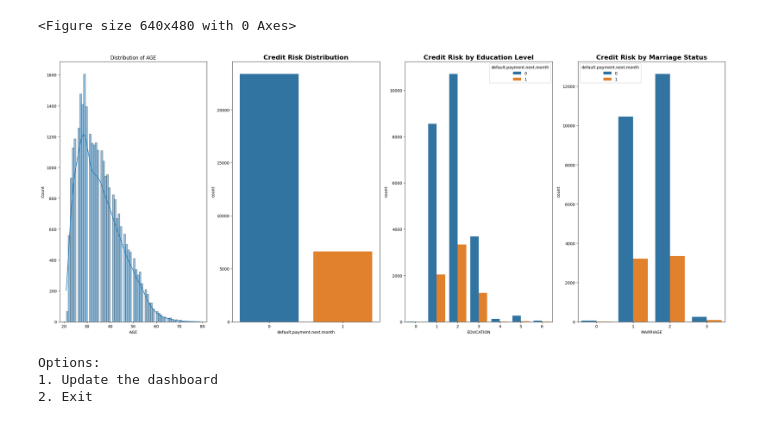
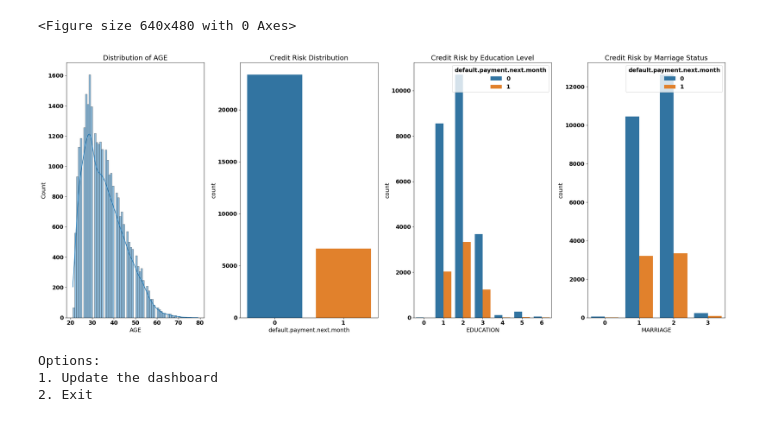
Before and after one commit to Mihryam/Interactiive_DataVisualization_Dashboard, a Jupyter notebook: RiskDashboard.ipynb, the cells around one changed output. Drawn from its saved outputs; the diff is of its cells as text; code cells hidden in the pictures.

```diff
--- a/RiskDashboard.ipynb
+++ b/RiskDashboard.ipynb
@@ -6,10 +8,18 @@ import pandas as pd
 # Load your credit risk data (replace with your dataset)
 df = pd.read_csv('UCI_Credit_Card.csv')
 
+
+import matplotlib.pyplot as plt
+import seaborn as sns
+import pandas as pd
+
 # Create a function to update the dashboard
 def update_dashboard():
     # Clear the previous plots
     plt.clf()
+
+    # Update default font settings to make text bolder
+    plt.rcParams.update({'font.weight': 'bold', 'font.size': 14})
 
     # Create subplots for distribution, credit risk distribution, credit risk by education, credit risk by marriage, and correlation heatmap
     plt.figure(figsize=(30, 10))  # Increase the figsize for larger charts
@@ -22,53 +32,46 @@ def update_dashboard():
     # Visualize credit risk distribution
     plt.subplot(152)
     sns.countplot(x='default.payment.next.month', data=df)
-    plt.title('Credit Risk Distribution', fontsize=16, fontweight='bold')
-
-    # Visualize credit risk distribution)
+    plt.title('Credit Risk Distribution')
 
     # Visualize credit risk by education level
     plt.subplot(153)
     sns.countplot(x='EDUCATION', hue='default.payment.next.month', data=df)
-    plt.title('Credit Risk by Education Level', fontsize=16, fontweight='bold')
-
-    # Visualize credit risk distribution)
+    plt.title('Credit Risk by Education Level')
 
     # Visualize credit risk by marriage status
     plt.subplot(154)
     sns.countplot(x='MARRIAGE', hue='default.payment.next.month', data=df)
-    plt.title('Credit Risk by Marriage Status', fontsize=16, fontweight='bold')
-
-    # Visualize credit risk distribution)
-
+    plt.title('Credit Risk by Marriage Status')
 
     # Adjust layout
     plt.tight_layout()
 
     # Display the updated dashboard
     plt.show()
 
 # Initial dashboard
 update_dashboard()
 
 # Interactive loop for user input
 while True:
     print("Options:")
     print("1. Update the dashboard")
     print("2. Exit")
 
     choice = input("Enter your choice: ")
 
     if choice == "1":
         update_dashboard()
     elif choice == "2":
         break
     else:
         print("Invalid choice. Please enter 1 to update the dashboard or 2 to exit.")
 
 print("Dashboard closed.")
 # %% [output]
 <Figure size 640x480 with 0 Axes>
-[figure, old version]
+[figure, new version]
 Options:
 1. Update the dashboard
 2. Exit
```
Also changed, not shown: parts of 1 cell of this notebook.
